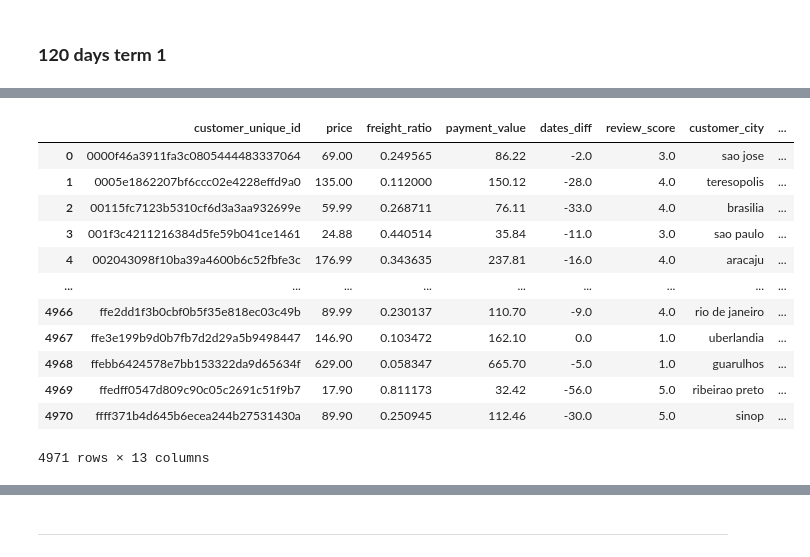
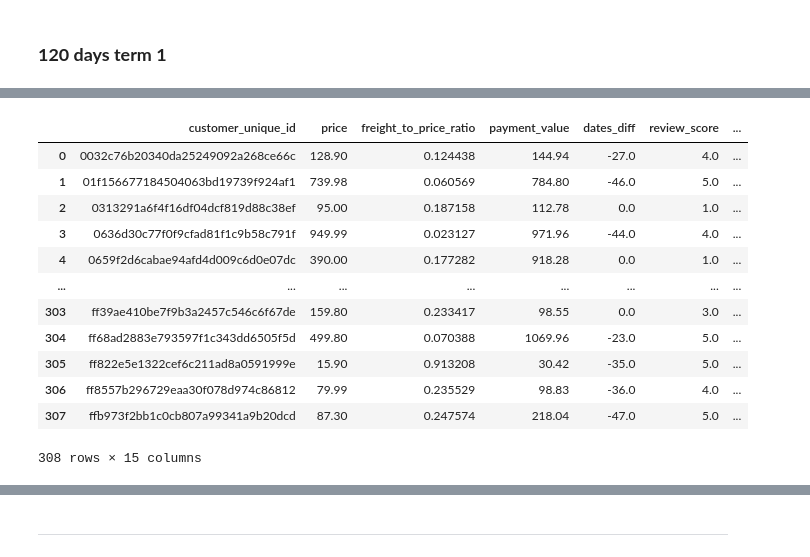
Before and after one commit to SilvanaKoga/tfm-uned-churn, a Jupyter notebook: Notebooks/Data_preparation 1.ipynb, the cells around one changed output, grey strips where cells are left out. Drawn from its saved outputs; the diff is of its cells as text; code cells hidden in the pictures.

```diff
--- a/Notebooks/Data_preparation 1.ipynb
+++ b/Notebooks/Data_preparation 1.ipynb
@@ -346,7 +252,7 @@ dataset_90_t3_df.to_csv(r"C:\Users\Hallen\Documents\mis_cosas\silvana\master\tfm
 # %%
 CHURN_DAYS = 120
 # %%
-start_date_120 = pd.to_datetime("2016-12-01")
+start_date_120 = olist_df["order_purchase_timestamp"].min()
 
 start_date_120
 # %% [output]
@@ -383,37 +289,39 @@ obs_one_hundred_twenty_df = obs_one_hundred_twenty_df[
 # %%
 dataset_120_df = obs_one_hundred_twenty_df.groupby('customer_unique_id').agg({
     'price': 'sum',            # Total spent on the order (47.40 + 39.90)
-    'freight_ratio': 'mean',    # Total shipping cost
+    'freight_to_price_ratio': 'mean',    # Total shipping cost
     'payment_value': 'sum',    # Total amount charged to credit card
     'dates_diff': 'mean',
     'review_score': 'mean',
+    'freight_to_weight_ratio': 'mean',
+    'product_photos_qty':'mean',
 
     # Categorical and indicator columns to pull forward
     'customer_city': 'first',
     'customer_state': 'first',
     'order_status': 'first',
     'payment_sequential': 'max',
     'payment_type': 'first',
     'payment_installments': 'max',
     'product_cat': 'first'
 
 }).reset_index()
 
 dataset_120_df
 # %% [output]
-|  | customer_unique_id | price | freight_ratio | payment_value | dates_diff | review_score | customer_city | ... |
-| 0 | 0000f46a3911fa3c0805444483337064 | 69.00 | 0.249565 | 86.22 | -2.0 | 3.0 | sao jose | ... |
-| 1 | 0005e1862207bf6ccc02e4228effd9a0 | 135.00 | 0.112000 | 150.12 | -28.0 | 4.0 | teresopolis | ... |
-| 2 | 00115fc7123b5310cf6d3a3aa932699e | 59.99 | 0.268711 | 76.11 | -33.0 | 4.0 | brasilia | ... |
-| 3 | 001f3c4211216384d5fe59b041ce1461 | 24.88 | 0.440514 | 35.84 | -11.0 | 3.0 | sao paulo | ... |
-| 4 | 002043098f10ba39a4600b6c52fbfe3c | 176.99 | 0.343635 | 237.81 | -16.0 | 4.0 | aracaju | ... |
-| ... | ... | ... | ... | ... | ... | ... | ... | ... |
-| 4966 | ffe2dd1f3b0cbf0b5f35e818ec03c49b | 89.99 | 0.230137 | 110.70 | -9.0 | 4.0 | rio de janeiro | ... |
-| 4967 | ffe3e199b9d0b7fb7d2d29a5b9498447 | 146.90 | 0.103472 | 162.10 | 0.0 | 1.0 | uberlandia | ... |
-| 4968 | ffebb6424578e7bb153322da9d65634f | 629.00 | 0.058347 | 665.70 | -5.0 | 1.0 | guarulhos | ... |
-| 4969 | ffedff0547d809c90c05c2691c51f9b7 | 17.90 | 0.811173 | 32.42 | -56.0 | 5.0 | ribeirao preto | ... |
-| 4970 | ffff371b4d645b6ecea244b27531430a | 89.90 | 0.250945 | 112.46 | -30.0 | 5.0 | sinop | ... |
+|  | customer_unique_id | price | freight_to_price_ratio | payment_value | dates_diff | review_score | ... |
+| 0 | 0032c76b20340da25249092a268ce66c | 128.90 | 0.124438 | 144.94 | -27.0 | 4.0 | ... |
+| 1 | 01f156677184504063bd19739f924af1 | 739.98 | 0.060569 | 784.80 | -46.0 | 5.0 | ... |
+| 2 | 0313291a6f4f16df04dcf819d88c38ef | 95.00 | 0.187158 | 112.78 | 0.0 | 1.0 | ... |
+| 3 | 0636d30c77f0f9cfad81f1c9b58c791f | 949.99 | 0.023127 | 971.96 | -44.0 | 4.0 | ... |
+| 4 | 0659f2d6cabae94afd4d009c6d0e07dc | 390.00 | 0.177282 | 918.28 | 0.0 | 1.0 | ... |
+| ... | ... | ... | ... | ... | ... | ... | ... |
+| 303 | ff39ae410be7f9b3a2457c546c6f67de | 159.80 | 0.233417 | 98.55 | 0.0 | 3.0 | ... |
+| 304 | ff68ad2883e793597f1c343dd6505f5d | 499.80 | 0.070388 | 1069.96 | -23.0 | 5.0 | ... |
+| 305 | ff822e5e1322cef6c211ad8a0591999e | 15.90 | 0.913208 | 30.42 | -35.0 | 5.0 | ... |
+| 306 | ff8557b296729eaa30f078d974c86812 | 79.99 | 0.235529 | 98.83 | -36.0 | 4.0 | ... |
+| 307 | ffb973f2bb1c0cb807a99341a9b20dcd | 87.30 | 0.247574 | 218.04 | -47.0 | 5.0 | ... |
-4971 rows × 13 columns
+308 rows × 15 columns
 # %%
 dataset_120_df["churn_120"] =  (dataset_120_df["customer_unique_id"].isin(future_active_ids)).astype(int)
 
```
Also changed, not shown: parts of 85 cells of this notebook, 6 other files.
